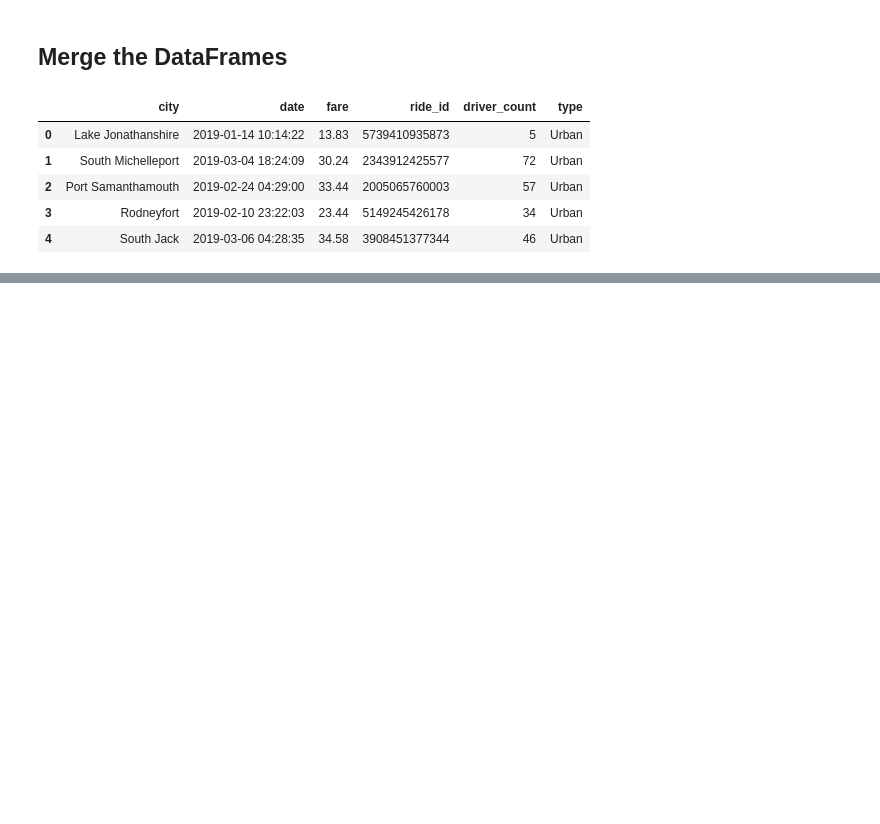
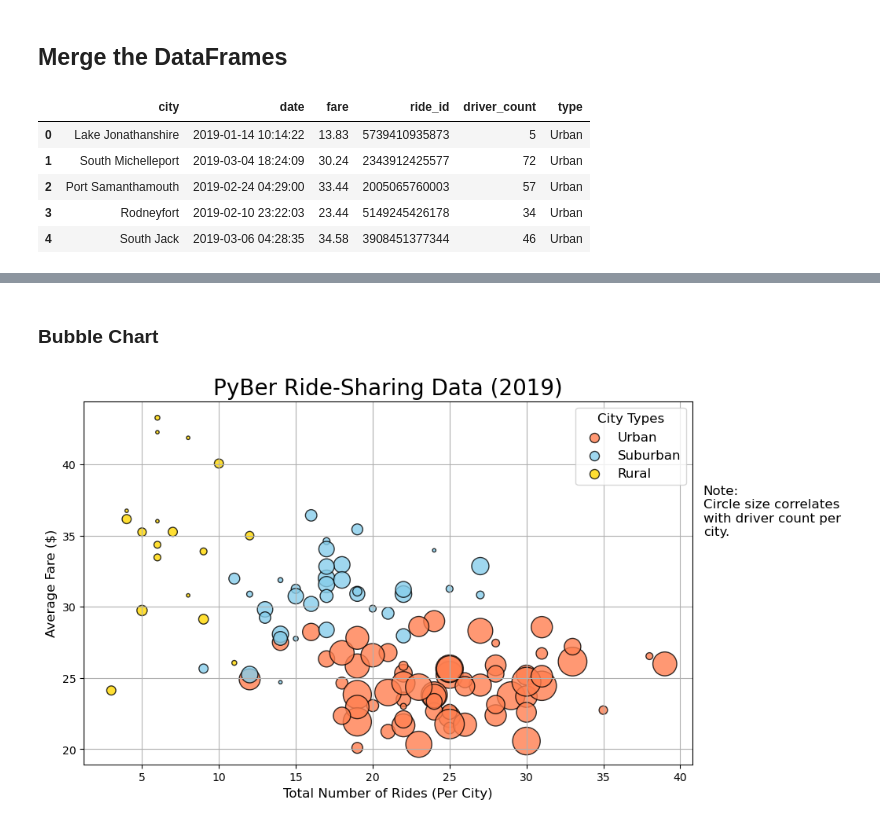
Before and after one commit to cdpeters/rideshare-analysis-visualization-python, a Jupyter notebook: PyBer.ipynb, the cells around one changed output, grey strips where cells are left out. Cells and saved outputs as stored; diff of their text form; code cells hidden in the pictures; blank space fills up the shorter version.

Commit message:
Add average fare vs. total rides bubble chart

```diff
--- a/PyBer.ipynb
+++ b/PyBer.ipynb
@@ -6,12 +6,14 @@
 import matplotlib.pyplot as plt
 import pandas as pd
 import pathlib
+
+plt.style.use('default')
 # %% [markdown]
 ## Import Data Files and Create DataFrames
 # %%
 # Files to load
-city_data_to_load = pathlib.Path("Resources/city_data.csv")
-ride_data_to_load = pathlib.Path("Resources/ride_data.csv")
+city_data_to_load = pathlib.Path("resources/city_data.csv")
+ride_data_to_load = pathlib.Path("resources/ride_data.csv")
 # %%
 # Read the city and ride data files and store them in a pandas DataFrames
 city_df = pd.read_csv(city_data_to_load)
@@ -107,0 +146,7 @@ pyber_df.head()
+# %%
+# Get average fare per city for each city type
+urban_avg_fare = urban_cities_df.groupby("city")["fare"].mean()
+suburban_avg_fare = suburban_cities_df.groupby("city")["fare"].mean()
+rural_avg_fare = rural_cities_df.groupby("city")["fare"].mean()
+
+urban_avg_fare.head()
@@ -107,0 +163,7 @@ pyber_df.head()
+# %%
+# Get average number of drivers per city for each city type
+urban_driver_count = urban_cities_df.groupby("city")["driver_count"].mean()
+suburban_driver_count = suburban_cities_df.groupby("city")["driver_count"].mean()
+rural_driver_count = rural_cities_df.groupby("city")["driver_count"].mean()
+
+urban_driver_count.head()
@@ -107,0 +178,56 @@ pyber_df.head()
+# %% [markdown]
+### Bubble Chart
+# %%
+# Build the bubble chart
+plt.subplots(figsize=(10, 6))
+# Plot urban cities
+plt.scatter(x=urban_ride_count,
+            y=urban_avg_fare,
+            s=10*urban_driver_count,
+            c="coral",
+            edgecolor="black",
+            linewidths=1,
+            alpha=0.8,
+            label="Urban")
+# Plot suburban cities
+plt.scatter(x=suburban_ride_count,
+            y=suburban_avg_fare,
+            s=10*suburban_driver_count,
+            c="skyblue",
+            edgecolor="black",
+            linewidths=1,
+            alpha=0.8,
+            label="Suburban")
+# Plot rural cities
+plt.scatter(x=rural_ride_count,
+            y=rural_avg_fare,
+            s=10*rural_driver_count,
+            c="gold",
+            edgecolor="black",
+            linewidths=1,
+            alpha=0.8,
+            label="Rural")
+# Add graph properties
+plt.title(label="PyBer Ride-Sharing Data (2019)", fontsize=20)
+plt.xlabel(xlabel="Total Number of Rides (Per City)", fontsize=12)
+plt.ylabel(ylabel="Average Fare ($)", fontsize=12)
+plt.grid(True)
+# Create a legend
+lgnd = plt.legend(fontsize=12,
+                  scatterpoints=1,
+                  loc="best",
+                  title="City Types")
+lgnd.legendHandles[0]._sizes = [75]
+lgnd.legendHandles[1]._sizes = [75]
+lgnd.legendHandles[2]._sizes = [75]
+lgnd.get_title().set_fontsize(12)
+
+# Incorporate a text label about circle size
+plt.text(41.5, 35, "Note:\nCircle size correlates\nwith driver count per\ncity.", fontsize=12)
+
+# Save the figure.
+plt.savefig("analysis/PyBer_Ride-Sharing_Data_2019.png", bbox_inches="tight")
+plt.savefig("analysis/PyBer_Ride-Sharing_Data_2019.svg", bbox_inches="tight")
+plt.show()
+# %% [output]
+[figure, added]
```
Also changed, not shown: parts of 8 cells of this notebook, 2 other files.
